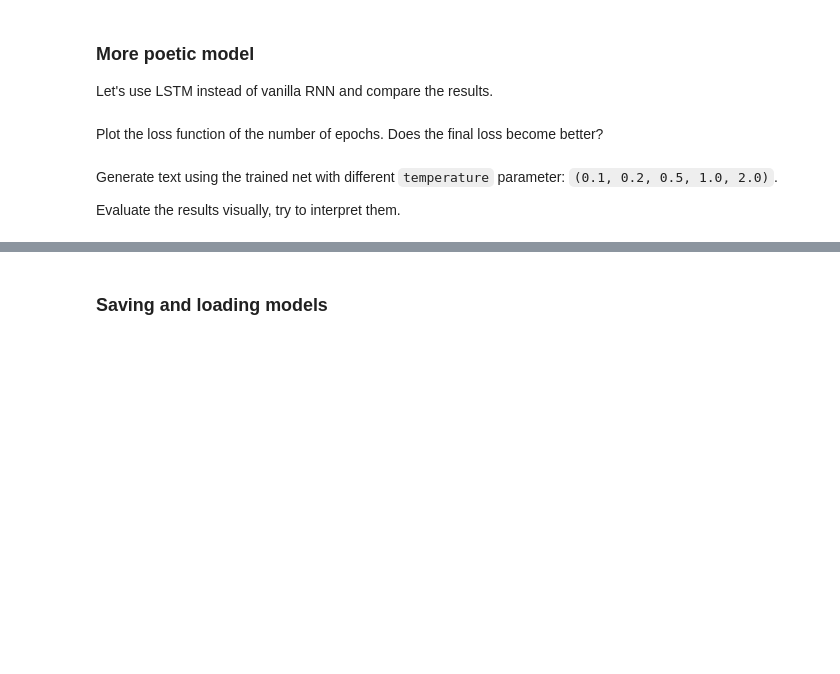
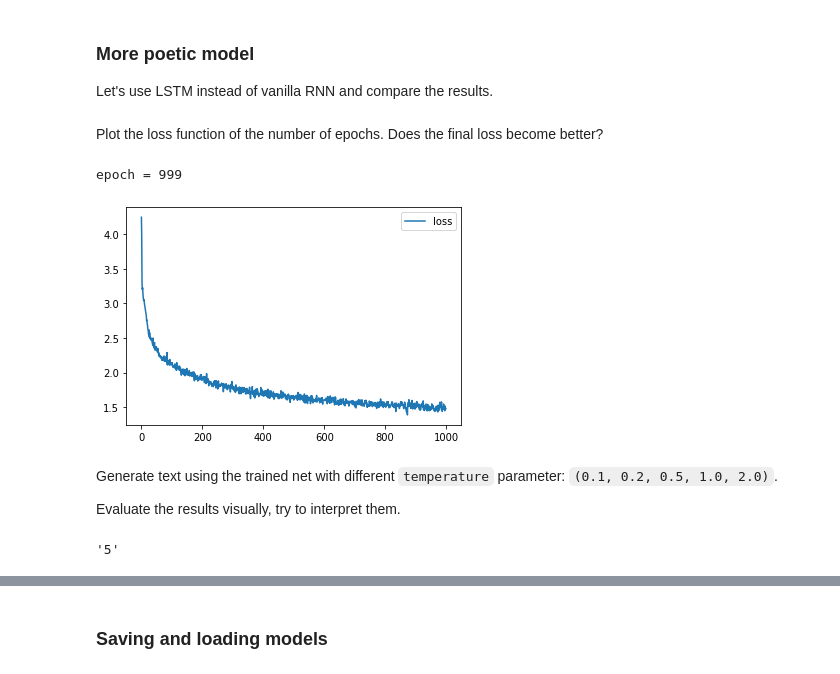
Before and after one commit to root-epifit/madmo-adv, a Jupyter notebook: Копия_блокнота_"hw2_poetry_generation_my_solutiuon_char_based_ipynb".ipynb, the cells around one changed output, grey strips where cells are left out. Cells and saved outputs as stored; diff of their text form; code cells hidden in the pictures; blank space fills up the shorter version.

```diff
--- a/Копия_блокнота_"hw2_poetry_generation_my_solutiuon_char_based_ipynb".ipynb
+++ b/Копия_блокнота_"hw2_poetry_generation_my_solutiuon_char_based_ipynb".ipynb
@@ -696,3 +681,49 @@ Plot the loss function of the number of epochs. Does the final loss become bette
+# %%
+from matplotlib import pyplot as plt
+from IPython.display import clear_output
+
+model = lstmRNN(input_size=len(token_to_idx), hidden_size=128, embedding_size=128, n_layers=2)
+model.to(device)
+
+criterion = nn.CrossEntropyLoss()
+#criterin = nn.NLLLoss()
+optimizer = torch.optim.Adam(model.parameters(), lr=1e-2, amsgrad=True)
+scheduler = torch.optim.lr_scheduler.ReduceLROnPlateau(
+    optimizer,
+    patience=5,
+    verbose=True,
+    factor=0.5
+)
+
+n_epochs = 1000
+loss_avg = []
+history = []
+
+for epoch in range(n_epochs):
+    #print(f'epoch = {epoch}')
+    model.train()
+    train, target = get_batch(text_as_seq_of_idx)
+    train = train.permute(1, 0, 2).to(device)
+    target = target.permute(1, 0, 2).to(device)
+    hidden = model.init_hidden(BATCH_SIZE)
+
+    output, hidden = model(train, hidden)
+    loss = criterion(output.permute(1, 2, 0), target.squeeze(-1).permute(1, 0))
+    #break;
+    loss.backward()
+    optimizer.step()
+    optimizer.zero_grad()
+
+    history.append(loss.data.numpy())
+    if (epoch + 1) % 50 == 0:
+        clear_output(True)
+        print(f'epoch = {epoch}')
+        plt.plot(history, label="loss")
+        plt.legend()
+        plt.show()
+# %% [output]
+epoch = 999
+[figure, added]
 # %% [markdown]
 Generate text using the trained net with different `temperature` parameter: `(0.1, 0.2, 0.5, 1.0, 2.0)`.
 
@@ -701,0 +757,5 @@ Evaluate the results visually, try to interpret them.
+# %%
+text = '12345'
+text[len(text)-1]
+# %% [output]
+'5'
```
Also changed, not shown: parts of 47 cells of this notebook.
